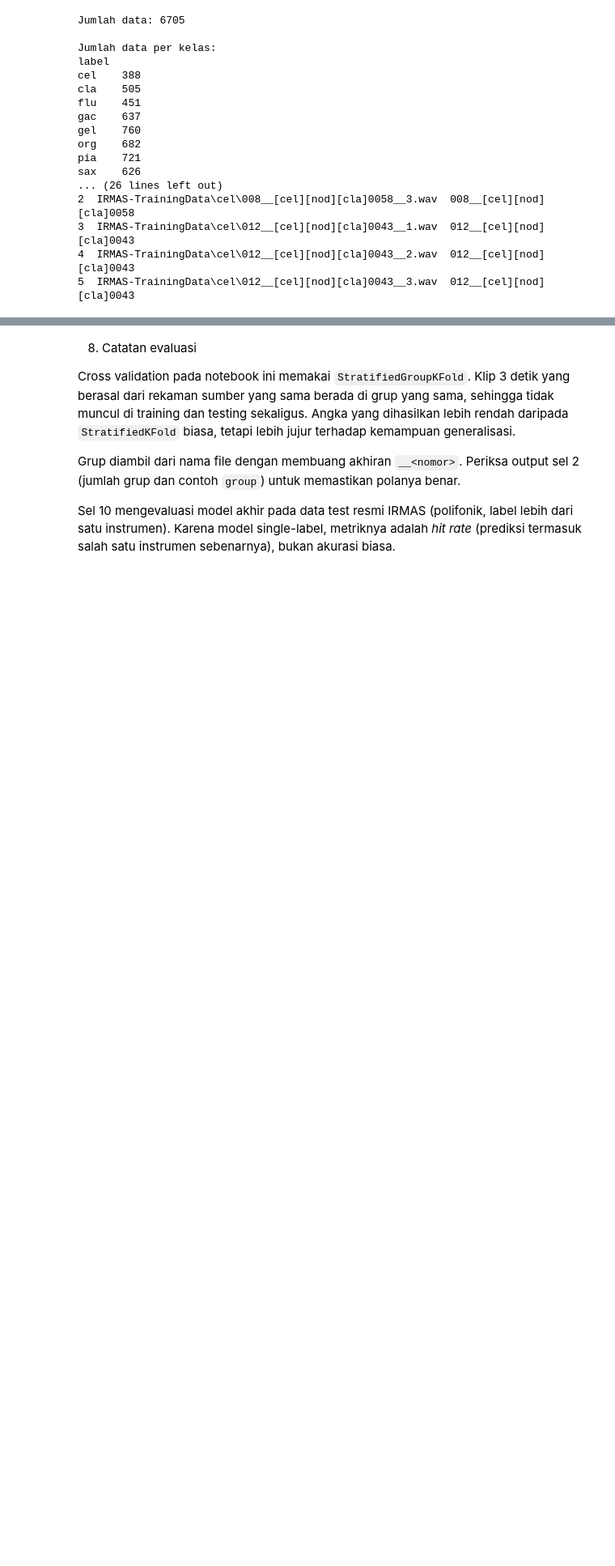
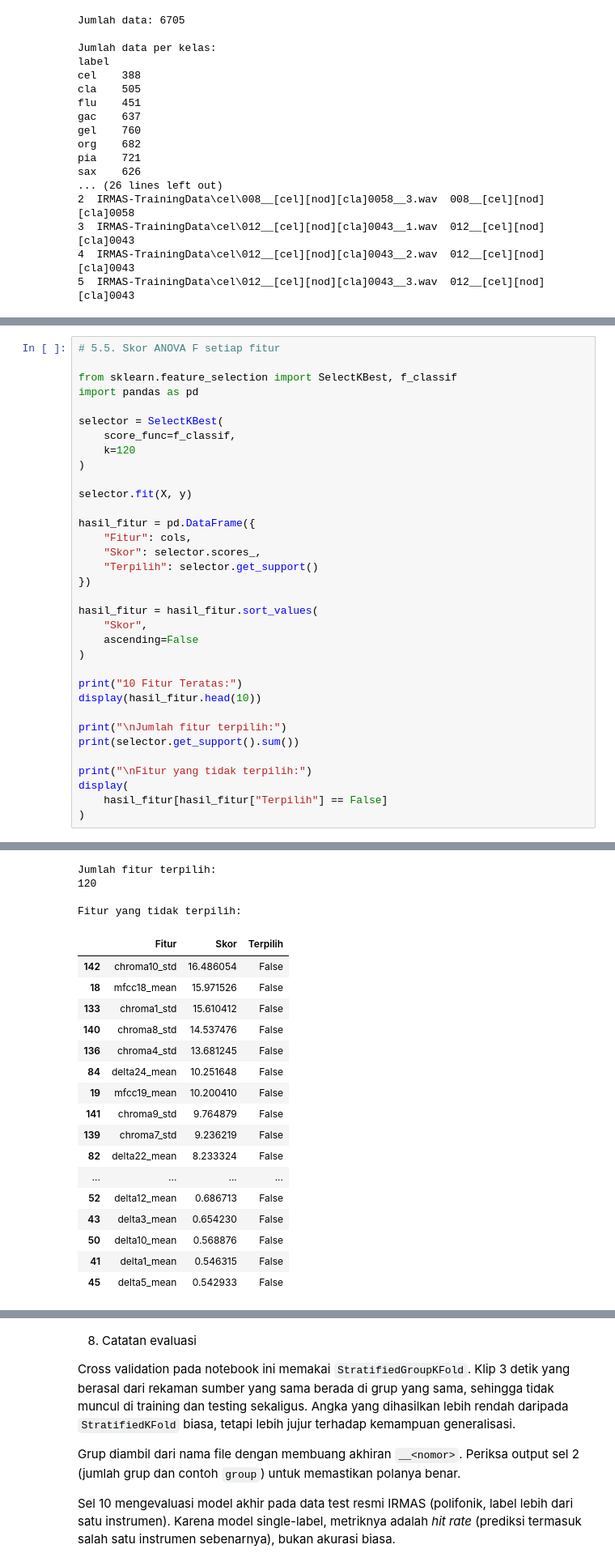
Before and after one commit to claudialinetta/UAS_MachineLearning, a Jupyter notebook: 01_eksperimen_musictype.ipynb, the cells around one changed output, grey strips where cells are left out. Shown at 81% size. Cells and saved outputs as stored; diff of their text form; blank space fills up the shorter version.

```diff
--- a/01_eksperimen_musictype.ipynb
+++ b/01_eksperimen_musictype.ipynb
@@ -283,0 +571,35 @@ Peringkat berdasarkan F1 macro:
+# %%
+# 5.5. Skor ANOVA F setiap fitur
+
+from sklearn.feature_selection import SelectKBest, f_classif
+import pandas as pd
+
+selector = SelectKBest(
+    score_func=f_classif,
+    k=120
+)
+
+selector.fit(X, y)
+
+hasil_fitur = pd.DataFrame({
+    "Fitur": cols,
+    "Skor": selector.scores_,
+    "Terpilih": selector.get_support()
+})
+
+hasil_fitur = hasil_fitur.sort_values(
+    "Skor",
+    ascending=False
+)
+
+print("10 Fitur Teratas:")
+display(hasil_fitur.head(10))
+
+print("\nJumlah fitur terpilih:")
+print(selector.get_support().sum())
+
+print("\nFitur yang tidak terpilih:")
+display(
+    hasil_fitur[hasil_fitur["Terpilih"] == False]
+)
+# %% [output]
@@ -283,0 +618,21 @@ Peringkat berdasarkan F1 macro:
+Jumlah fitur terpilih:
+120
+
+Fitur yang tidak terpilih:
+|  | Fitur | Skor | Terpilih |
+| 142 | chroma10_std | 16.486054 | False |
+| 18 | mfcc18_mean | 15.971526 | False |
+| 133 | chroma1_std | 15.610412 | False |
+| 140 | chroma8_std | 14.537476 | False |
+| 136 | chroma4_std | 13.681245 | False |
+| 84 | delta24_mean | 10.251648 | False |
+| 19 | mfcc19_mean | 10.200410 | False |
+| 141 | chroma9_std | 9.764879 | False |
+| 139 | chroma7_std | 9.236219 | False |
+| 82 | delta22_mean | 8.233324 | False |
+| ... | ... | ... | ... |
+| 52 | delta12_mean | 0.686713 | False |
+| 43 | delta3_mean | 0.654230 | False |
+| 50 | delta10_mean | 0.568876 | False |
+| 41 | delta1_mean | 0.546315 | False |
+| 45 | delta5_mean | 0.542933 | False |
```
Also changed, not shown: parts of 11 cells of this notebook, 14 other files.
